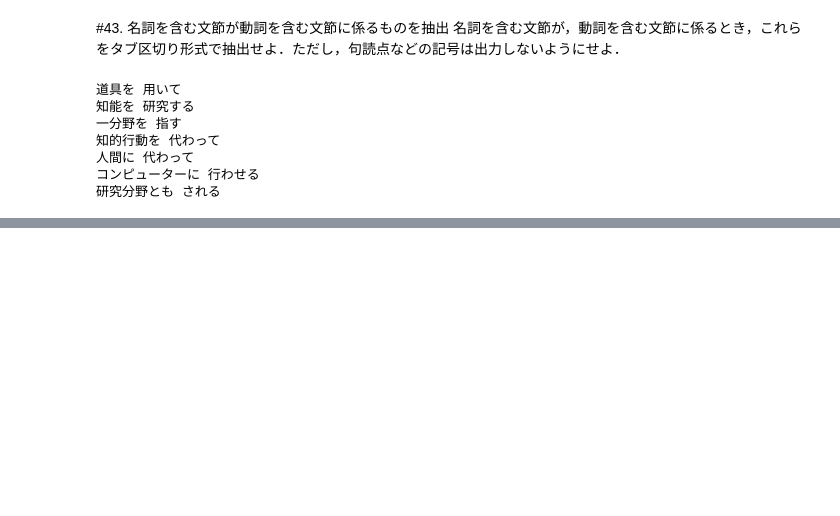
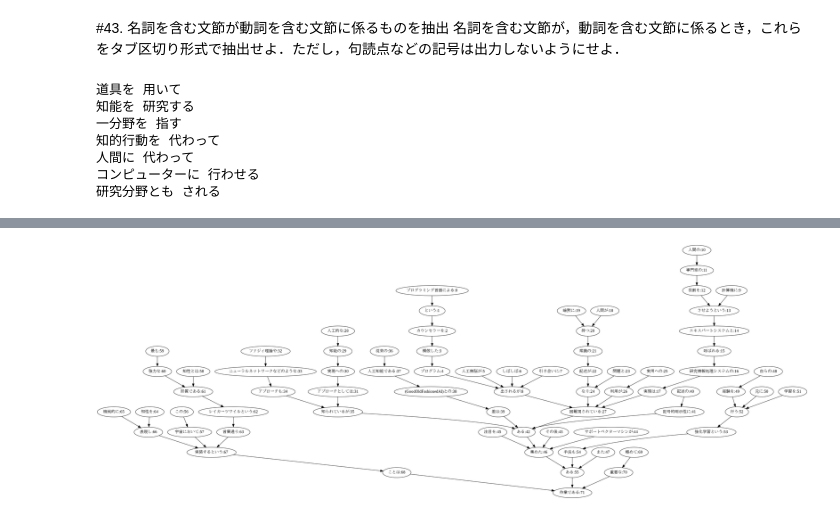
Before and after one commit to citrus1998/nlp100_with_alpha, a Jupyter notebook: nlp100_5.ipynb, the cells around one changed output, grey strips where cells are left out. Cells and saved outputs as stored; diff of their text form; code cells hidden in the pictures; blank space fills up the shorter version.

```diff
--- a/nlp100_5.ipynb
+++ b/nlp100_5.ipynb
@@ -300,0 +313,22 @@ for modifier, modifiee in zip(modifiers, modifiees):
+# %%
+edges = []
+for id, chunk in enumerate(sentences[7].chunks):
+  if int(chunk.dst) != -1:
+    modifier = []
+    modifiee = []
+    for morph in chunk.morphs:
+      if morph.pos != '記号':
+        modifier.append(morph.surface)
+    modifier.append(':' + str(id))
+    for morph in sentences[7].chunks[int(chunk.dst)].morphs:
+      if morph.pos != '記号':
+        modifiee.append(morph.surface)
+    modifiee.append(':' + str(chunk.dst))
+    edges.append([list2str(modifier), list2str(modifiee)])
+
+node = pydot.Node('node')
+graph = pydot.graph_from_edges(edges, directed=True)
+graph.add_node(node)
+Image(graph.create_png())
+# %% [output]
+[figure, added]
```
Also changed, not shown: parts of 8 cells of this notebook.
